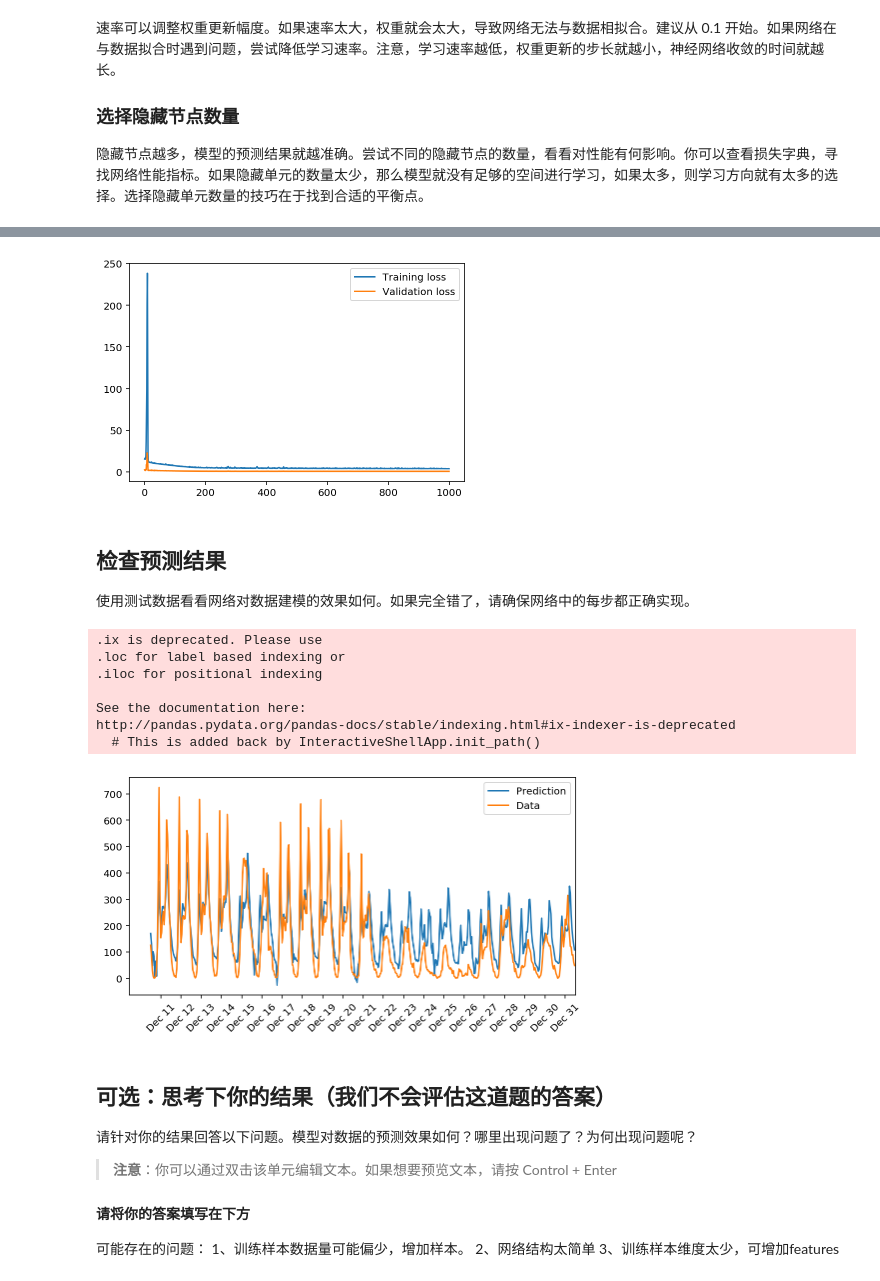
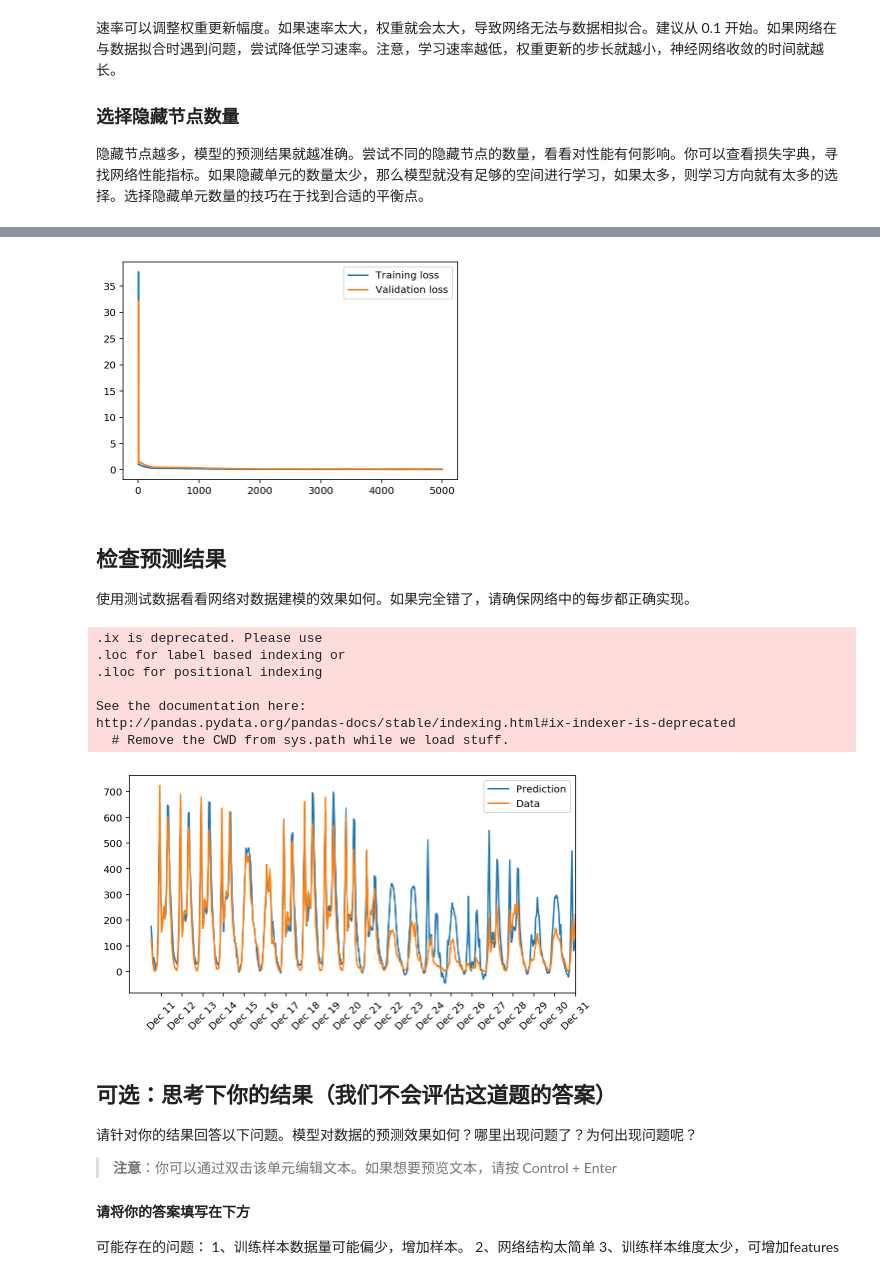
Before and after one commit to RCliang/Course_data_science, a Jupyter notebook: project1/Your_first_neural_network.ipynb, the cells around one changed output, grey strips where cells are left out. Cells and saved outputs as stored; diff of their text form; code cells hidden in the pictures.

```diff
--- a/project1/Your_first_neural_network.ipynb
+++ b/project1/Your_first_neural_network.ipynb
@@ -203,11 +203,11 @@ class NeuralNetwork(object):
 
         #### Implement the forward pass here ####
         # TODO: Hidden layer - replace these values with the appropriate calculations.
-        hidden_inputs = features.dot(self.weights_input_to_hidden) # signals into hidden layer
+        hidden_inputs = np.dot(features,self.weights_input_to_hidden) # signals into hidden layer
         hidden_outputs = self.activation_function(hidden_inputs) # signals from hidden layer
 
         # TODO: Output layer - Replace these values with the appropriate calculations.
-        final_inputs = hidden_outputs.dot(self.weights_hidden_to_output) # signals into final output layer
+        final_inputs = np.dot(hidden_outputs,self.weights_hidden_to_output) # signals into final output layer
         final_outputs = final_inputs # signals from final output layer
 
         return final_outputs
@@ -308,8 +308,8 @@ OK
 import sys
 
 ### Set the hyperparameters here ###
-iterations = 1000
-learning_rate = 0.5
+iterations = 5000
+learning_rate = 0.7
 hidden_nodes = 20
 output_nodes = 1
 
@@ -358,10 +347,10 @@ for i in range(iterations):
 # %%
-plt.plot(losses['train_mean'], label='Training loss')
-plt.plot(losses['validation_mean'], label='Validation loss')
+plt.plot(losses['train'], label='Training loss')
+plt.plot(losses['validation'], label='Validation loss')
 plt.legend()
 _ = plt.ylim()
 # %% [output]
-[figure, old version]
+[figure, new version]
 # %% [markdown]
 ## 检查预测结果
 
@@ -369,27 +358,26 @@ _ = plt.ylim()
 # %%
 fig, ax = plt.subplots(figsize=(8,4))
 
 mean, std = scaled_features['cnt']
 predictions = network.run(test_features).T*std + mean
-predictions=predictions.values.reshape(504,-1)
-ax.plot(predictions, label='Prediction')
+ax.plot(predictions[0], label='Prediction')
 ax.plot((test_targets['cnt']*std + mean).values, label='Data')
 ax.set_xlim(right=len(predictions))
 ax.legend()
 
 dates = pd.to_datetime(rides.ix[test_data.index]['dteday'])
 dates = dates.apply(lambda d: d.strftime('%b %d'))
 ax.set_xticks(np.arange(len(dates))[12::24])
 _ = ax.set_xticklabels(dates[12::24], rotation=45)
 # %% [output]
 .ix is deprecated. Please use
 .loc for label based indexing or
 .iloc for positional indexing
 
 See the documentation here:
 http://pandas.pydata.org/pandas-docs/stable/indexing.html#ix-indexer-is-deprecated
-  # This is added back by InteractiveShellApp.init_path()
+  # Remove the CWD from sys.path while we load stuff.
-[figure, old version]
+[figure, new version]
 # %% [markdown]
 ## 可选：思考下你的结果（我们不会评估这道题的答案）
 
```
Also changed, not shown: parts of 5 cells of this notebook, 3 other files.
